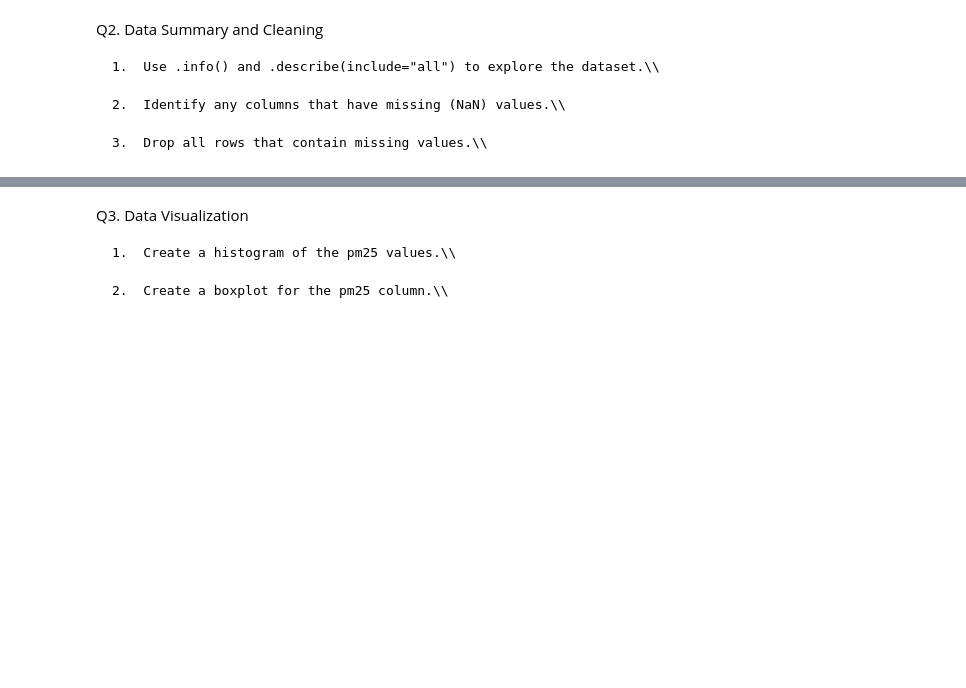
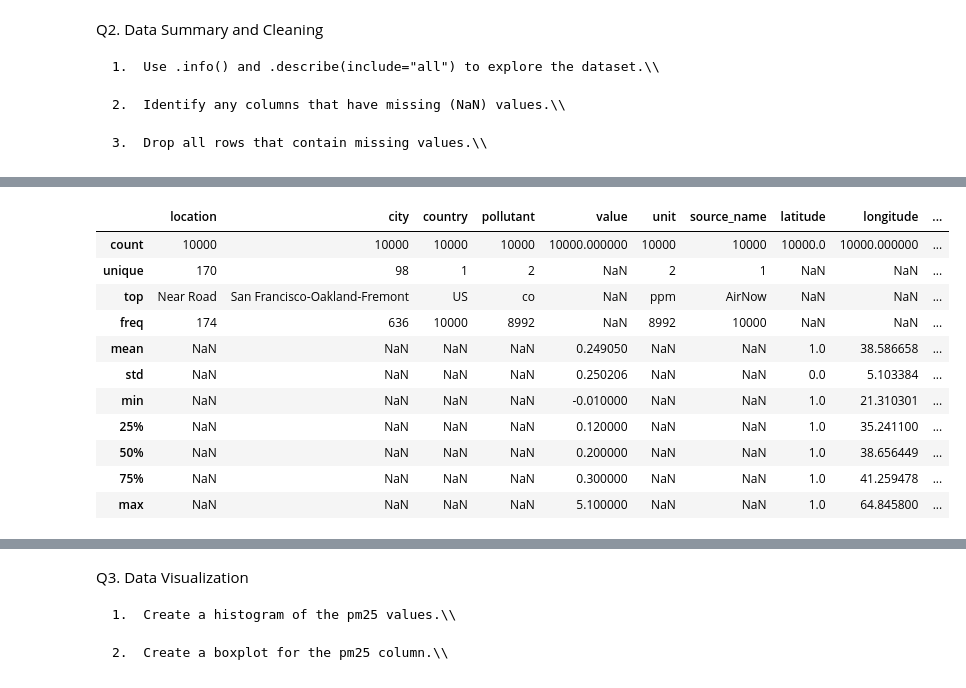
Before and after one commit to AbigailWolfmeyer/ores5160-2026, a Jupyter notebook: week07/week07_assignment_pandas.ipynb, the cells around one changed output, grey strips where cells are left out. Cells and saved outputs as stored; diff of their text form; code cells hidden in the pictures; blank space fills up the shorter version.

```diff
--- a/week07/week07_assignment_pandas.ipynb
+++ b/week07/week07_assignment_pandas.ipynb
@@ -36,0 +132,15 @@ Q2. Data Summary and Cleaning
+# %%
+airquality.describe(include="all")
+# %% [output]
+|  | location | city | country | pollutant | value | unit | source_name | latitude | longitude | ... |
+| count | 10000 | 10000 | 10000 | 10000 | 10000.000000 | 10000 | 10000 | 10000.0 | 10000.000000 | ... |
+| unique | 170 | 98 | 1 | 2 | NaN | 2 | 1 | NaN | NaN | ... |
+| top | Near Road | San Francisco-Oakland-Fremont | US | co | NaN | ppm | AirNow | NaN | NaN | ... |
+| freq | 174 | 636 | 10000 | 8992 | NaN | 8992 | 10000 | NaN | NaN | ... |
+| mean | NaN | NaN | NaN | NaN | 0.249050 | NaN | NaN | 1.0 | 38.586658 | ... |
+| std | NaN | NaN | NaN | NaN | 0.250206 | NaN | NaN | 0.0 | 5.103384 | ... |
+| min | NaN | NaN | NaN | NaN | -0.010000 | NaN | NaN | 1.0 | 21.310301 | ... |
+| 25% | NaN | NaN | NaN | NaN | 0.120000 | NaN | NaN | 1.0 | 35.241100 | ... |
+| 50% | NaN | NaN | NaN | NaN | 0.200000 | NaN | NaN | 1.0 | 38.656449 | ... |
+| 75% | NaN | NaN | NaN | NaN | 0.300000 | NaN | NaN | 1.0 | 41.259478 | ... |
+| max | NaN | NaN | NaN | NaN | 5.100000 | NaN | NaN | 1.0 | 64.845800 | ... |
```
Also changed, not shown: parts of 13 cells of this notebook.
